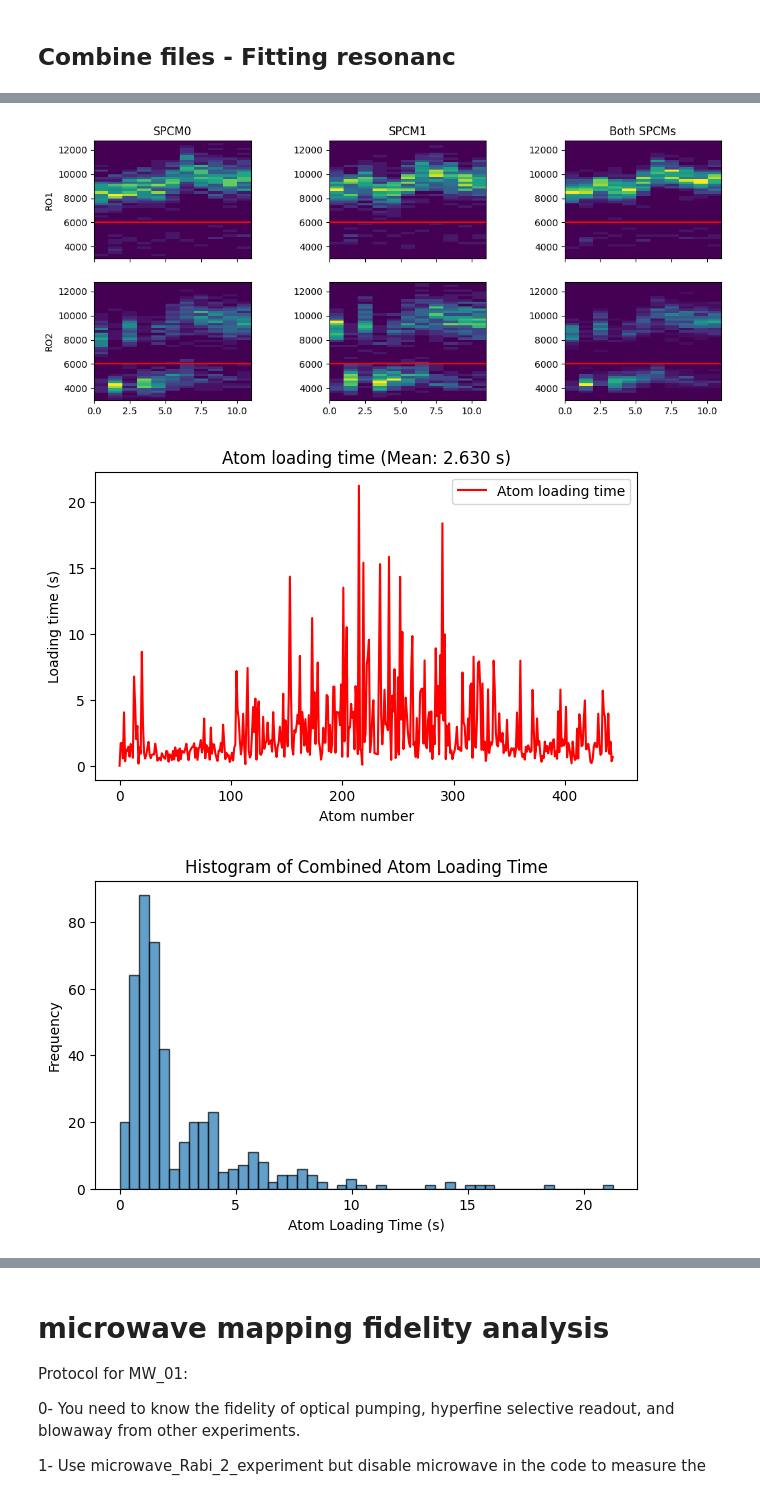
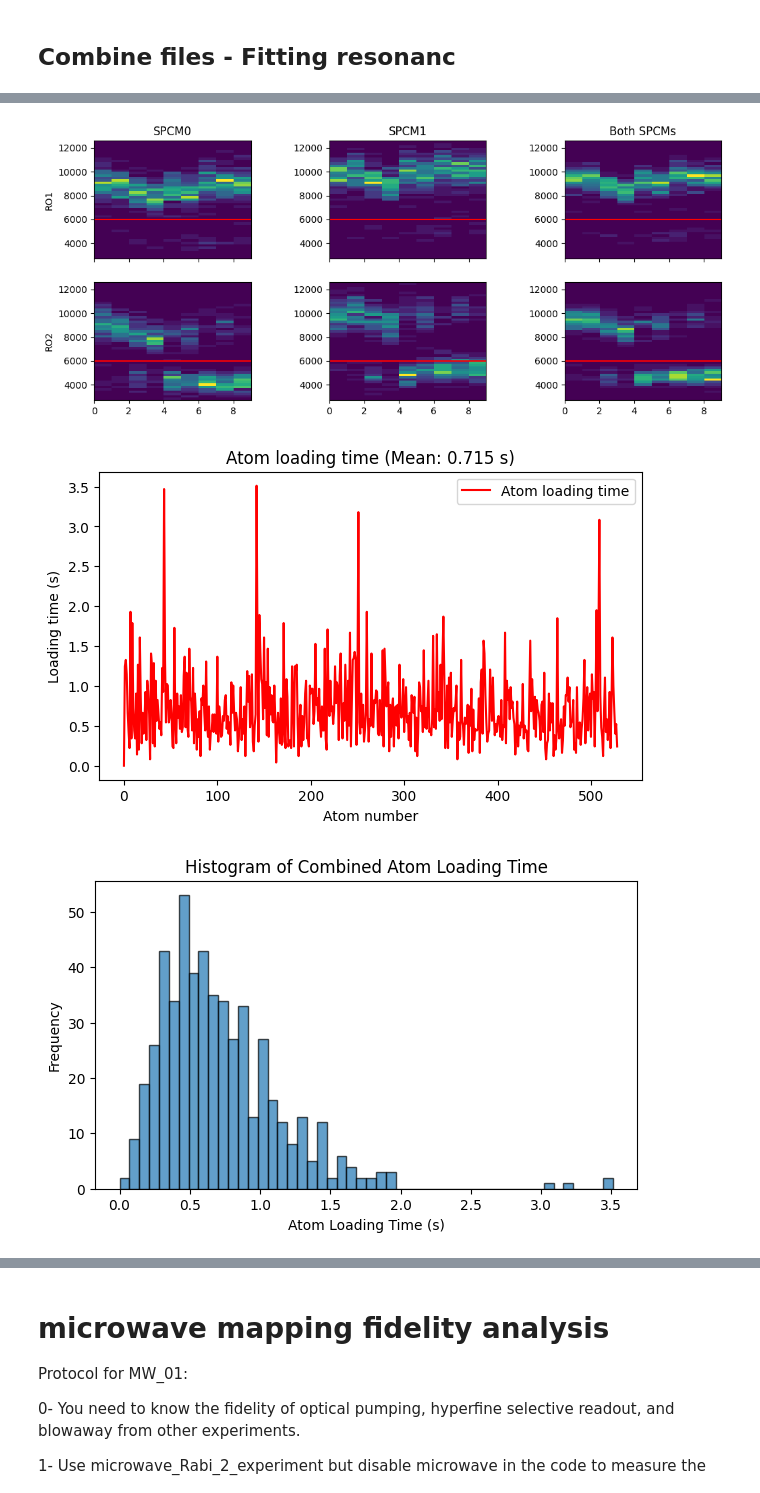
Before and after one commit to QuantumQuadrate/qn_artiq_routines, a Jupyter notebook: Analysis/Microwave analysis/Microwave_analysis_2025.ipynb, the cells around one changed output, grey strips where cells are left out. Cells and saved outputs as stored; diff of their text form; code cells hidden in the pictures.

```diff
--- a/Analysis/Microwave analysis/Microwave_analysis_2025.ipynb
+++ b/Analysis/Microwave analysis/Microwave_analysis_2025.ipynb
@@ -2,7 +2,7 @@
 # Mapping atom analysis
 Valid for experiments from 2025-04-30 until ...
 # %%
-date_filters = ["2025-12-02"]
+date_filters = ["2025-12-04"]
 
 from matplotlib import pyplot as plt
 import matplotlib as mpl
@@ -72,7 +79,7 @@ With fitting the resonance for microwave scans
 """
 ### the file(s) to analyze:
 file_indices = {
-    7:'',
+    23:'',
     # 26:'',
     # 38:'',
     # 36:'HWP=1.875, QWP=4.5',
@@ -404,3 +411,3 @@ center=339222324.7129±22325.8412, sigma=45191.6490±25414.8157, ampl=0.7413±0.
-[figure, old version]
+[figure, new version]
-[figure, old version]
+[figure, new version]
-[figure, old version]
+[figure, new version]
```
Also changed, not shown: parts of 3 cells of this notebook, 3 other files.
